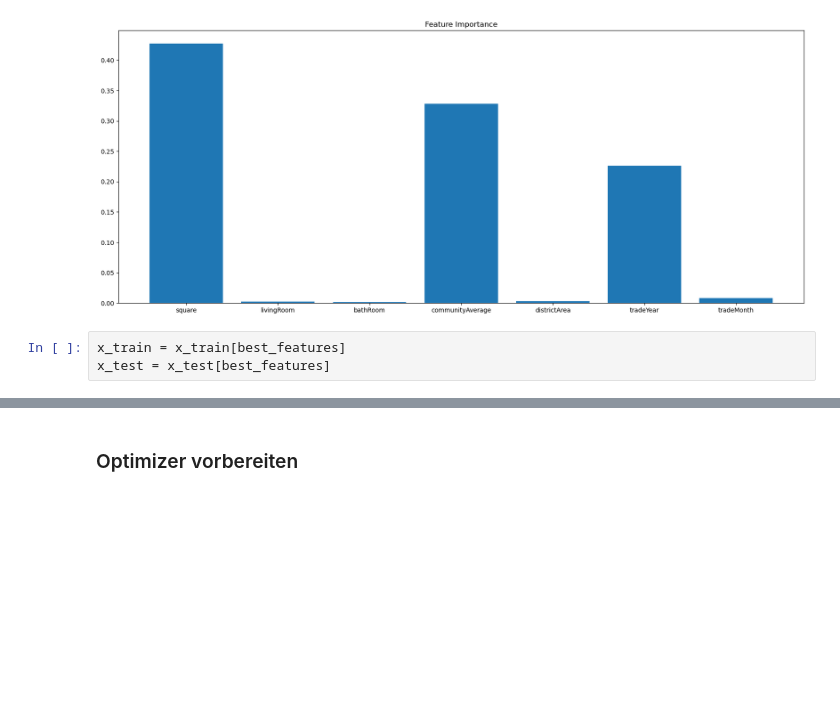
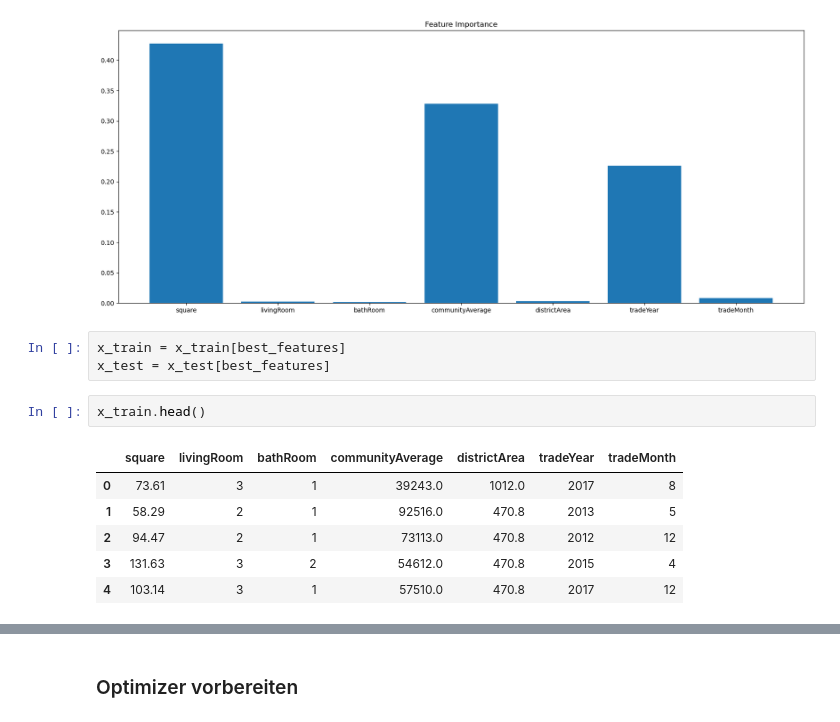
Before and after one commit to fhgr-cds-archive-class-2021/fhgr-3-s-ml-project-group-2, a Jupyter notebook: leandro/deep_learning_project/beijing_keras_leandro_gregorini.ipynb, the cells around one changed output, grey strips where cells are left out. Saved outputs shown, nothing was run; the diff lists cells and outputs as text; blank space fills up the shorter version.

```diff
--- a/leandro/deep_learning_project/beijing_keras_leandro_gregorini.ipynb
+++ b/leandro/deep_learning_project/beijing_keras_leandro_gregorini.ipynb
@@ -215,3 +217,12 @@ best_features: ['square', 'livingRoom', 'bathRoom', 'communityAverage', 'distric
 # %%
 x_train = x_train[best_features]
 x_test = x_test[best_features]
+# %%
+x_train.head()
+# %% [output]
+|  | square | livingRoom | bathRoom | communityAverage | districtArea | tradeYear | tradeMonth |
+| 0 | 73.61 | 3 | 1 | 39243.0 | 1012.0 | 2017 | 8 |
+| 1 | 58.29 | 2 | 1 | 92516.0 | 470.8 | 2013 | 5 |
+| 2 | 94.47 | 2 | 1 | 73113.0 | 470.8 | 2012 | 12 |
+| 3 | 131.63 | 3 | 2 | 54612.0 | 470.8 | 2015 | 4 |
+| 4 | 103.14 | 3 | 1 | 57510.0 | 470.8 | 2017 | 12 |
```
Also changed, not shown: parts of 20 cells of this notebook, 3 other files.
